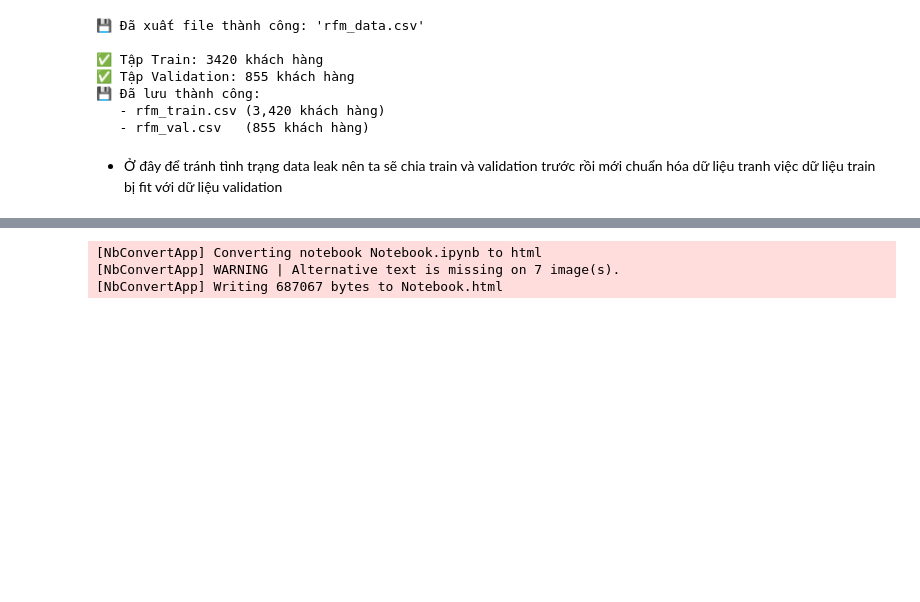
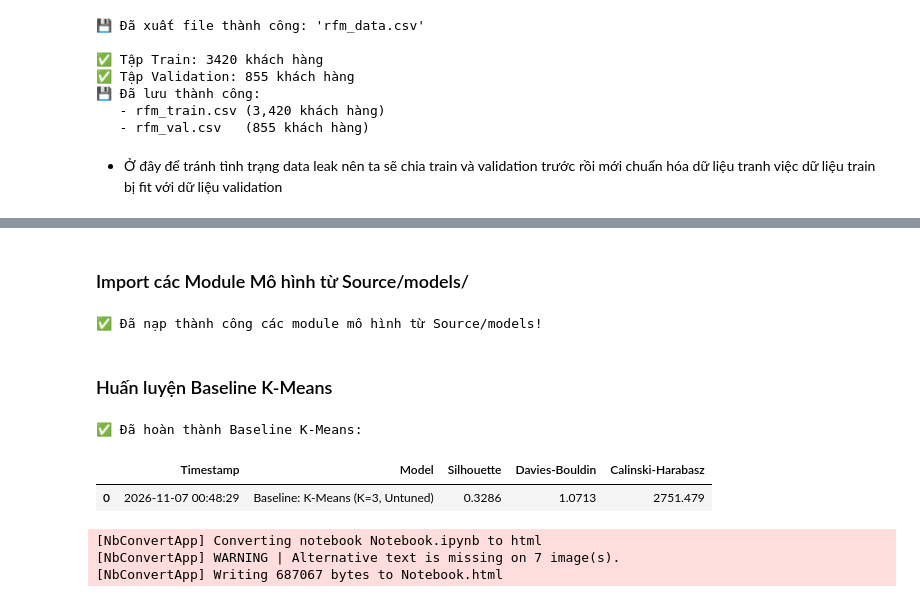
Before and after one commit to JaseSous/ml_group, a Jupyter notebook: Do_an_CuoiKy/Notebook.ipynb, the cells around one changed output, grey strips where cells are left out. Cells and saved outputs as stored; diff of their text form; code cells hidden in the pictures; blank space fills up the shorter version.

Commit message:
thêm kmeans_model

```diff
--- a/Do_an_CuoiKy/Notebook.ipynb
+++ b/Do_an_CuoiKy/Notebook.ipynb
@@ -528,3 +536,25 @@ Mốc thời gian chốt Recency (Snapshot Date): 2010-12-10
+# %% [markdown]
+### Import các Module Mô hình từ Source/models/
+# %%
+from Source.models.base_model import BaselineKMeans
+from Source.logger import evaluate_and_log
+from Source.init import PATH_EXPERIMENT_LOG, PATH_RFM_TRAIN, PATH_RFM_VAL
+print("✅ Đã nạp thành công các module mô hình từ Source/models!")
+# %% [output]
+✅ Đã nạp thành công các module mô hình từ Source/models!
+# %% [markdown]
+### Huấn luyện Baseline K-Means
+# %%
+# Huấn luyện mô hình Baseline K-Means (K=3, chưa tinh chỉnh)
+baseline = BaselineKMeans(n_clusters=3, random_state=42)
+base_metrics, base_labels, base_model = baseline.run(X_train_scaled, log_file=PATH_EXPERIMENT_LOG)
+
+print("✅ Đã hoàn thành Baseline K-Means:")
+display(pd.DataFrame([base_metrics]))
+# %% [output]
+✅ Đã hoàn thành Baseline K-Means:
+|  | Timestamp | Model | Silhouette | Davies-Bouldin | Calinski-Harabasz |
+| 0 | 2026-11-07 00:48:29 | Baseline: K-Means (K=3, Untuned) | 0.3286 | 1.0713 | 2751.479 |
 # %%
 !jupyter nbconvert --to html Notebook.ipynb
 # %% [output]
```
Also changed, not shown: parts of 2 cells of this notebook, 1 other file.
